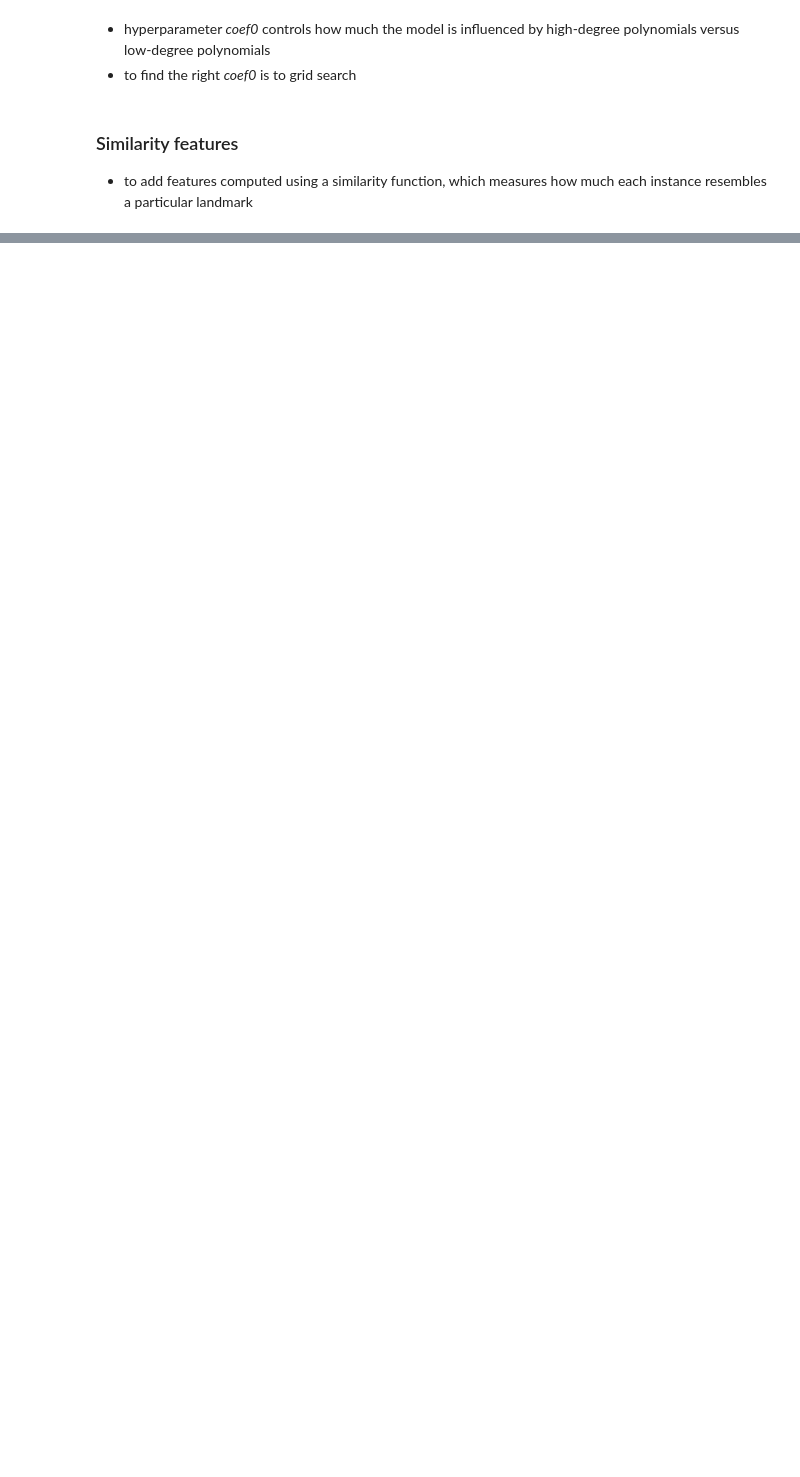
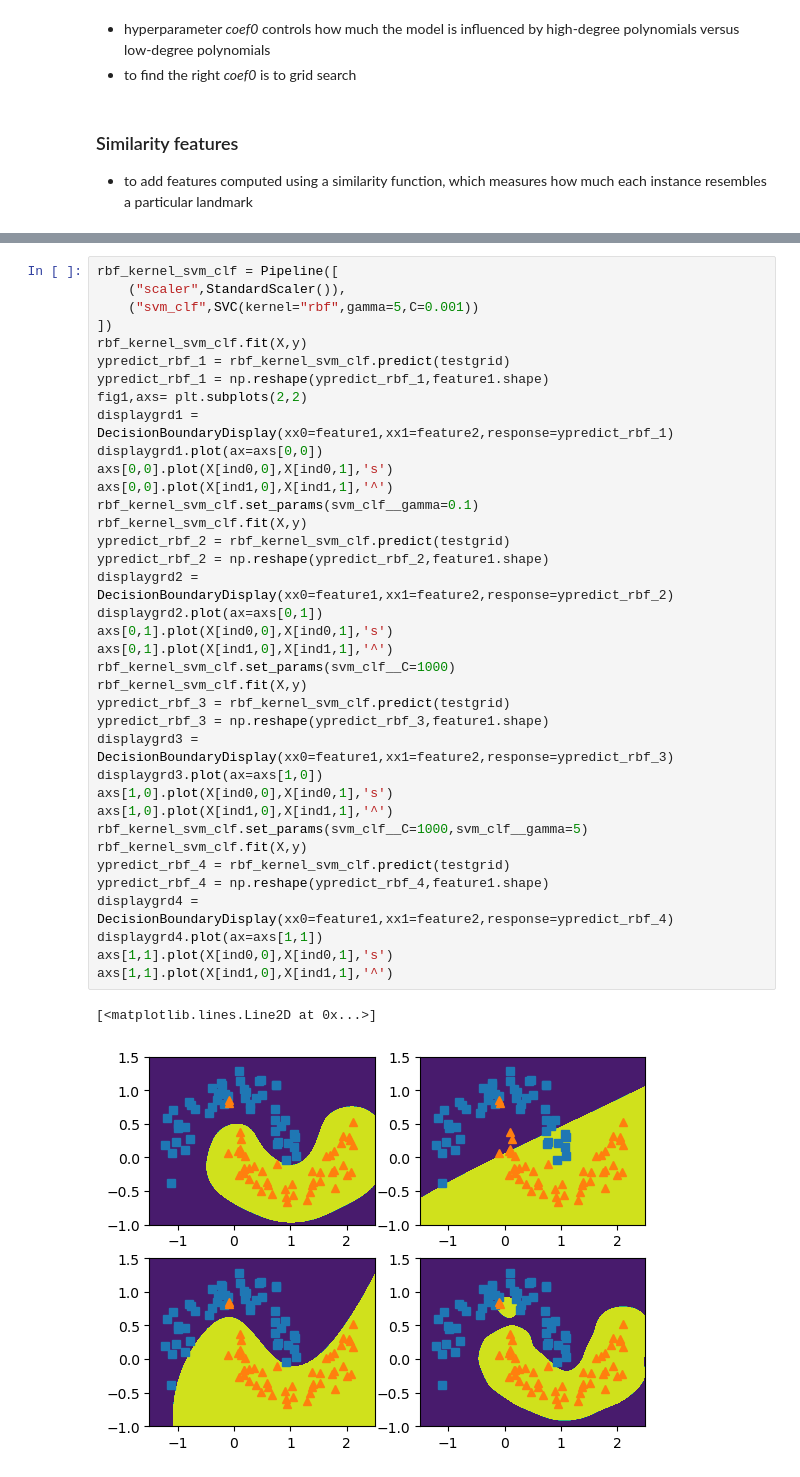
Before and after one commit to bop-hz/mltest, a Jupyter notebook: chapter5/svm.ipynb, the cells around one changed output, grey strips where cells are left out. Saved outputs shown, nothing was run; the diff lists cells and outputs as text; blank space fills up the shorter version.

Commit message:
update Gaussian rbf kernel

```diff
--- a/chapter5/svm.ipynb
+++ b/chapter5/svm.ipynb
@@ -200,0 +203,40 @@ TypeError: 'numpy.ndarray' object is not callable
+# %%
+rbf_kernel_svm_clf = Pipeline([
+    ("scaler",StandardScaler()),
+    ("svm_clf",SVC(kernel="rbf",gamma=5,C=0.001))
+])
+rbf_kernel_svm_clf.fit(X,y)
+ypredict_rbf_1 = rbf_kernel_svm_clf.predict(testgrid)
+ypredict_rbf_1 = np.reshape(ypredict_rbf_1,feature1.shape)
+fig1,axs= plt.subplots(2,2)
+displaygrd1 = DecisionBoundaryDisplay(xx0=feature1,xx1=feature2,response=ypredict_rbf_1)
+displaygrd1.plot(ax=axs[0,0])
+axs[0,0].plot(X[ind0,0],X[ind0,1],'s')
+axs[0,0].plot(X[ind1,0],X[ind1,1],'^')
+rbf_kernel_svm_clf.set_params(svm_clf__gamma=0.1)
+rbf_kernel_svm_clf.fit(X,y)
+ypredict_rbf_2 = rbf_kernel_svm_clf.predict(testgrid)
+ypredict_rbf_2 = np.reshape(ypredict_rbf_2,feature1.shape)
+displaygrd2 = DecisionBoundaryDisplay(xx0=feature1,xx1=feature2,response=ypredict_rbf_2)
+displaygrd2.plot(ax=axs[0,1])
+axs[0,1].plot(X[ind0,0],X[ind0,1],'s')
+axs[0,1].plot(X[ind1,0],X[ind1,1],'^')
+rbf_kernel_svm_clf.set_params(svm_clf__C=1000)
+rbf_kernel_svm_clf.fit(X,y)
+ypredict_rbf_3 = rbf_kernel_svm_clf.predict(testgrid)
+ypredict_rbf_3 = np.reshape(ypredict_rbf_3,feature1.shape)
+displaygrd3 = DecisionBoundaryDisplay(xx0=feature1,xx1=feature2,response=ypredict_rbf_3)
+displaygrd3.plot(ax=axs[1,0])
+axs[1,0].plot(X[ind0,0],X[ind0,1],'s')
+axs[1,0].plot(X[ind1,0],X[ind1,1],'^')
+rbf_kernel_svm_clf.set_params(svm_clf__C=1000,svm_clf__gamma=5)
+rbf_kernel_svm_clf.fit(X,y)
+ypredict_rbf_4 = rbf_kernel_svm_clf.predict(testgrid)
+ypredict_rbf_4 = np.reshape(ypredict_rbf_4,feature1.shape)
+displaygrd4 = DecisionBoundaryDisplay(xx0=feature1,xx1=feature2,response=ypredict_rbf_4)
+displaygrd4.plot(ax=axs[1,1])
+axs[1,1].plot(X[ind0,0],X[ind0,1],'s')
+axs[1,1].plot(X[ind1,0],X[ind1,1],'^')
+# %% [output]
+[<matplotlib.lines.Line2D at 0x...>]
+[figure, added]
```
Also changed, not shown: parts of 7 cells of this notebook.
